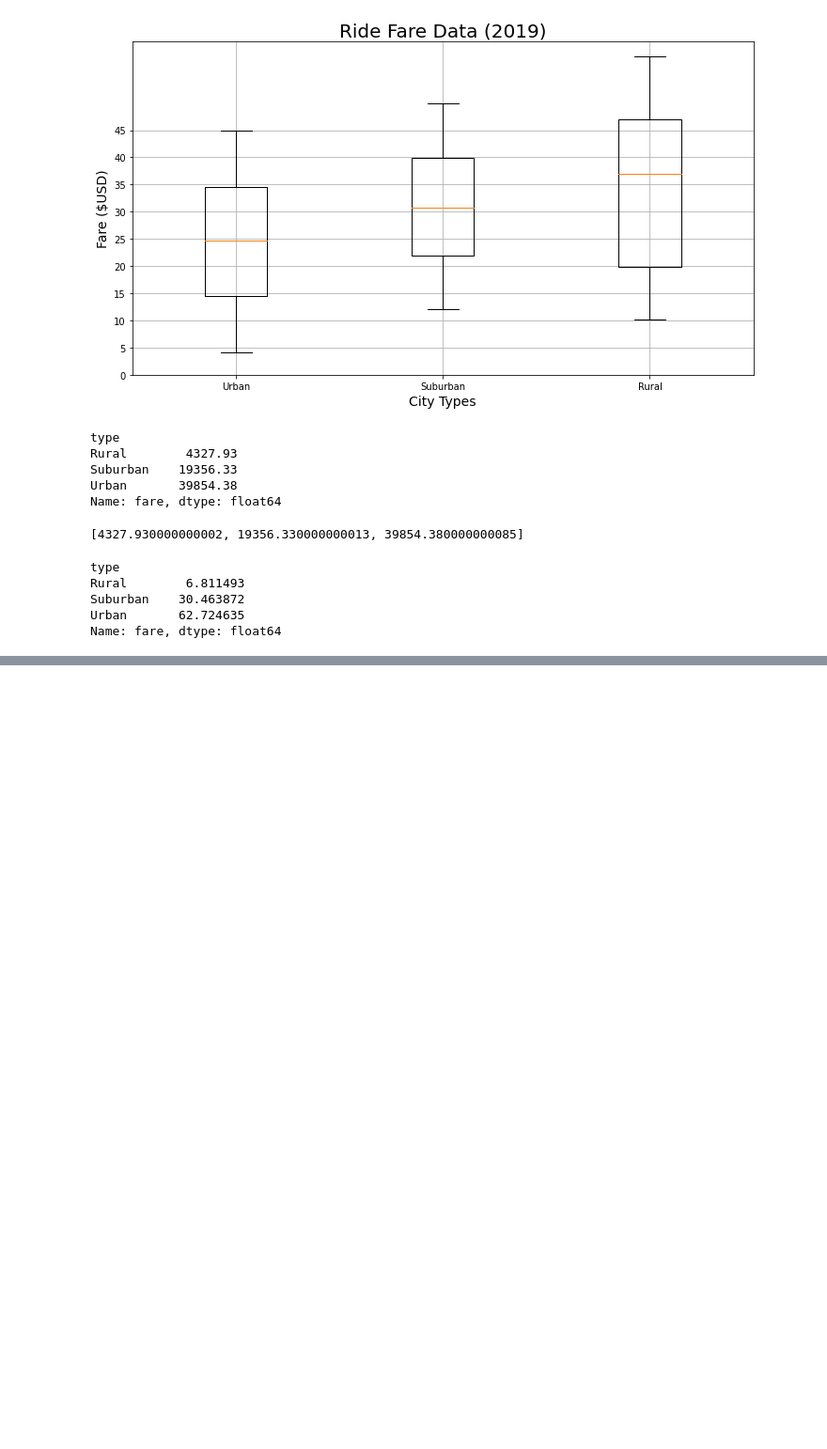
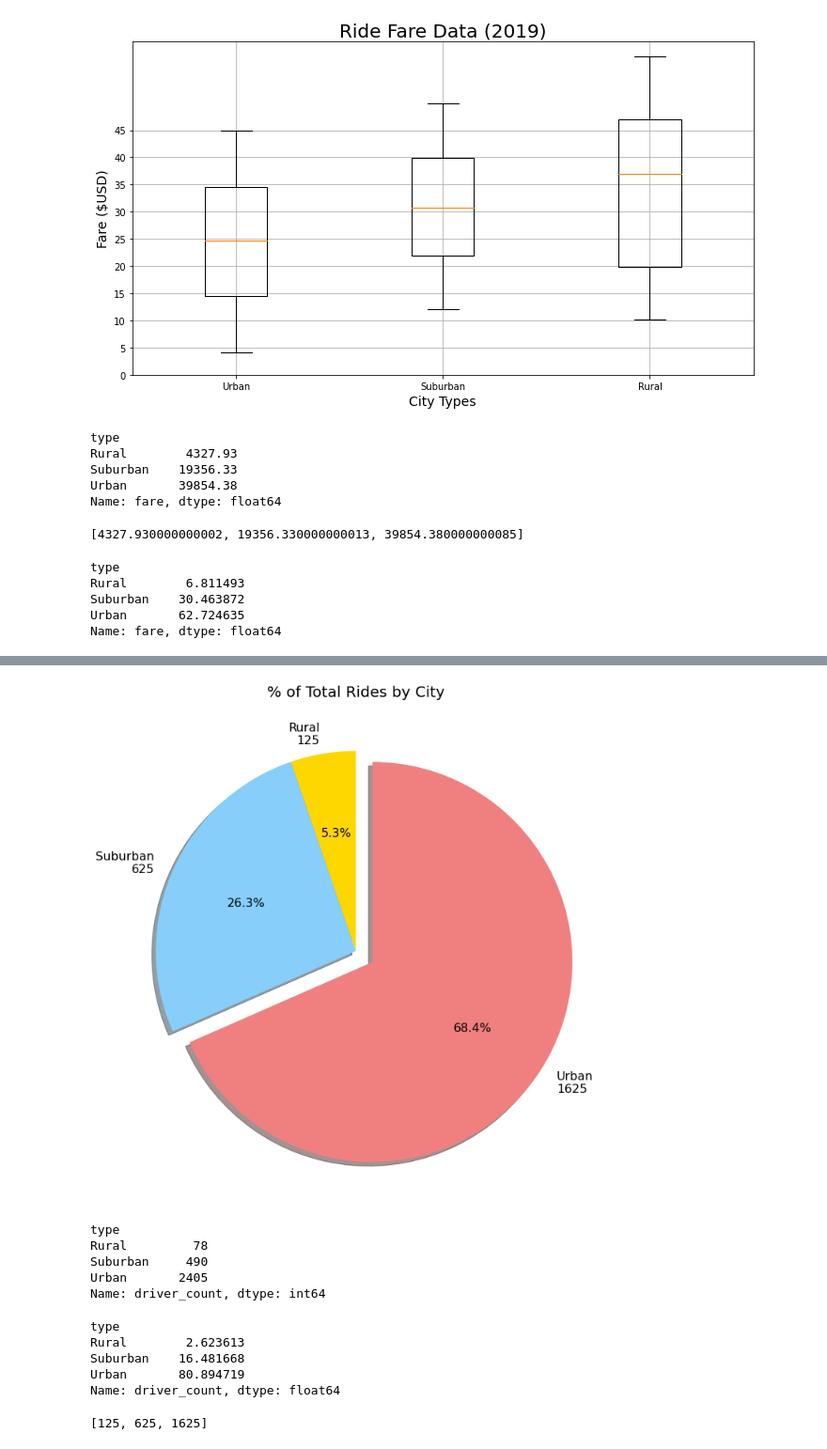
Before and after one commit to EmadSoheili/Matplotlib---UofT---PyberAnalysis, a Jupyter notebook: PyBer.ipynb, the cells around one changed output, grey strips where cells are left out. Shown at 94% size. Cells and saved outputs as stored; diff of their text form; code cells hidden in the pictures; blank space fills up the shorter version.

```diff
--- a/PyBer.ipynb
+++ b/PyBer.ipynb
@@ -623,0 +652,46 @@ plt.show()
+# %%
+# Create Pie Chart for Rides
+plt.figure(figsize=(10,10))
+plt.pie(ride_percentage,
+        labels=[f'Rural\n{labels[0]:.0f}',
+                f'Suburban\n{labels[1]:.0f}',
+                f'Urban\n{labels[2]:.0f}'],
+        colors=['gold','lightskyblue','lightcoral'],
+        explode=[0,0,0.1],
+        autopct='%1.1f%%',
+        shadow=True,
+        startangle=90
+       )
+plt.title('% of Total Rides by City', fontsize = 20)
+mpl.rcParams['font.size']=16
+plt.tight_layout()
+plt.savefig('Analysis/PieChart2.png')
+plt.show()
+# %% [output]
+[figure, added]
+# %%
+# Calculate percentage of Drivers grouped by City Type
+driver_by_city_type = city_data_df.groupby('type').sum()['driver_count']
+total_driver = city_data_df.sum()['driver_count']
+driver_by_city_type
+# %% [output]
+type
+Rural         78
+Suburban     490
+Urban       2405
+Name: driver_count, dtype: int64
+# %%
+driver_percentage = driver_by_city_type/total_driver*100
+driver_percentage
+# %% [output]
+type
+Rural        2.623613
+Suburban    16.481668
+Urban       80.894719
+Name: driver_count, dtype: float64
+# %%
+labels = ride_by_city_type.values
+labels = [i for i in labels]
+labels
+# %% [output]
+[125, 625, 1625]
```
Also changed, not shown: parts of 5 cells of this notebook, 3 other files.
